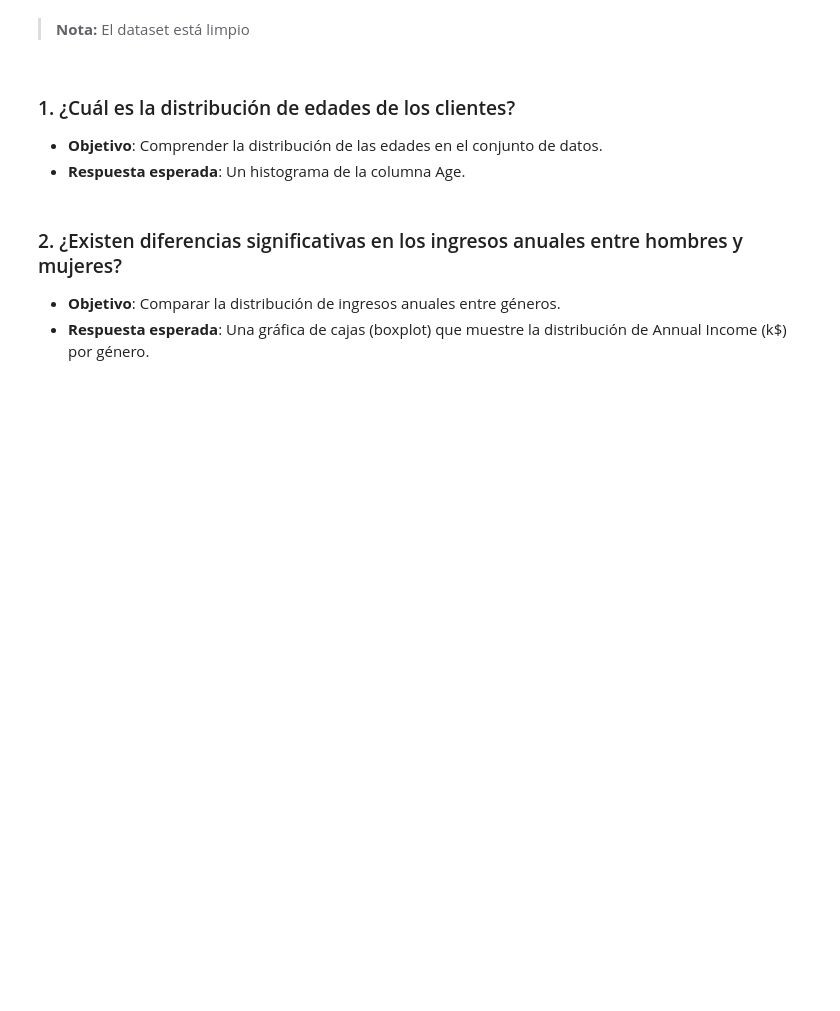
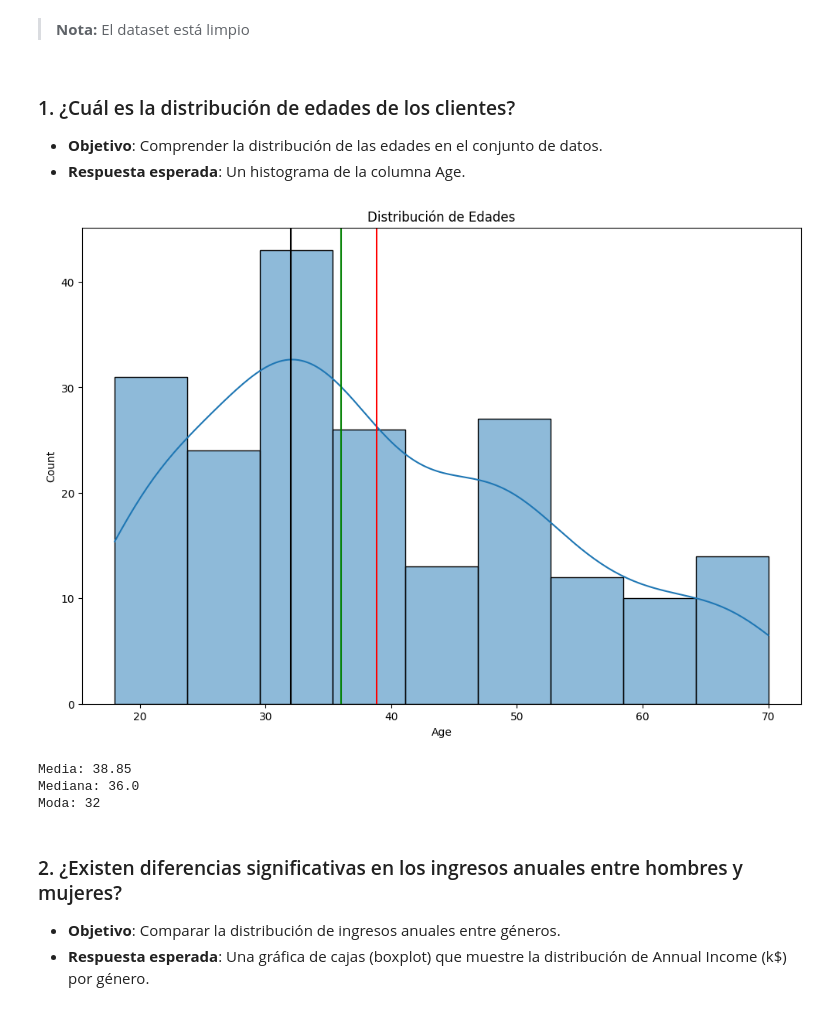
Before and after one commit to jesusvasquezjr3/Aprendizaje-No-Supervisado, a Jupyter notebook: 1_EDA.ipynb, the cells around one changed output. Saved outputs shown, nothing was run; the diff lists cells and outputs as text; code cells hidden in the pictures; blank space fills up the shorter version.

```diff
--- a/1_EDA.ipynb
+++ b/1_EDA.ipynb
@@ -51,7 +51,25 @@ plt.show()
 - **Objetivo**: Comprender la distribución de las edades en el conjunto de datos.
 - **Respuesta esperada**: Un histograma de la columna Age.
 # %%
-# tu código aquí
+plt.figure(figsize = (12, 8))
+
+# Grafica de distribución de edades
+sns.histplot(df, x = 'Age', kde = True)
+plt.title('Distribución de Edades')
+plt.axvline(df['Age'].mean(), color = 'red')
+plt.axvline(df['Age'].median(), color = 'green')
+plt.axvline(df['Age'].mode()[0], color = 'black')
+plt.show()
+
+# Calcular medidas de tendencia central e imprimir
+print(f"Media: {df['Age'].mean()}")
+print(f"Mediana: {df['Age'].median()}")
+print(f"Moda: {df['Age'].mode()[0]}")
+# %% [output]
+[figure, added]
+Media: 38.85
+Mediana: 36.0
+Moda: 32
 # %% [markdown]
 ### 2. ¿Existen diferencias significativas en los ingresos anuales entre hombres y mujeres?
 - **Objetivo**: Comparar la distribución de ingresos anuales entre géneros.
```
Also changed, not shown: parts of 9 cells of this notebook.
